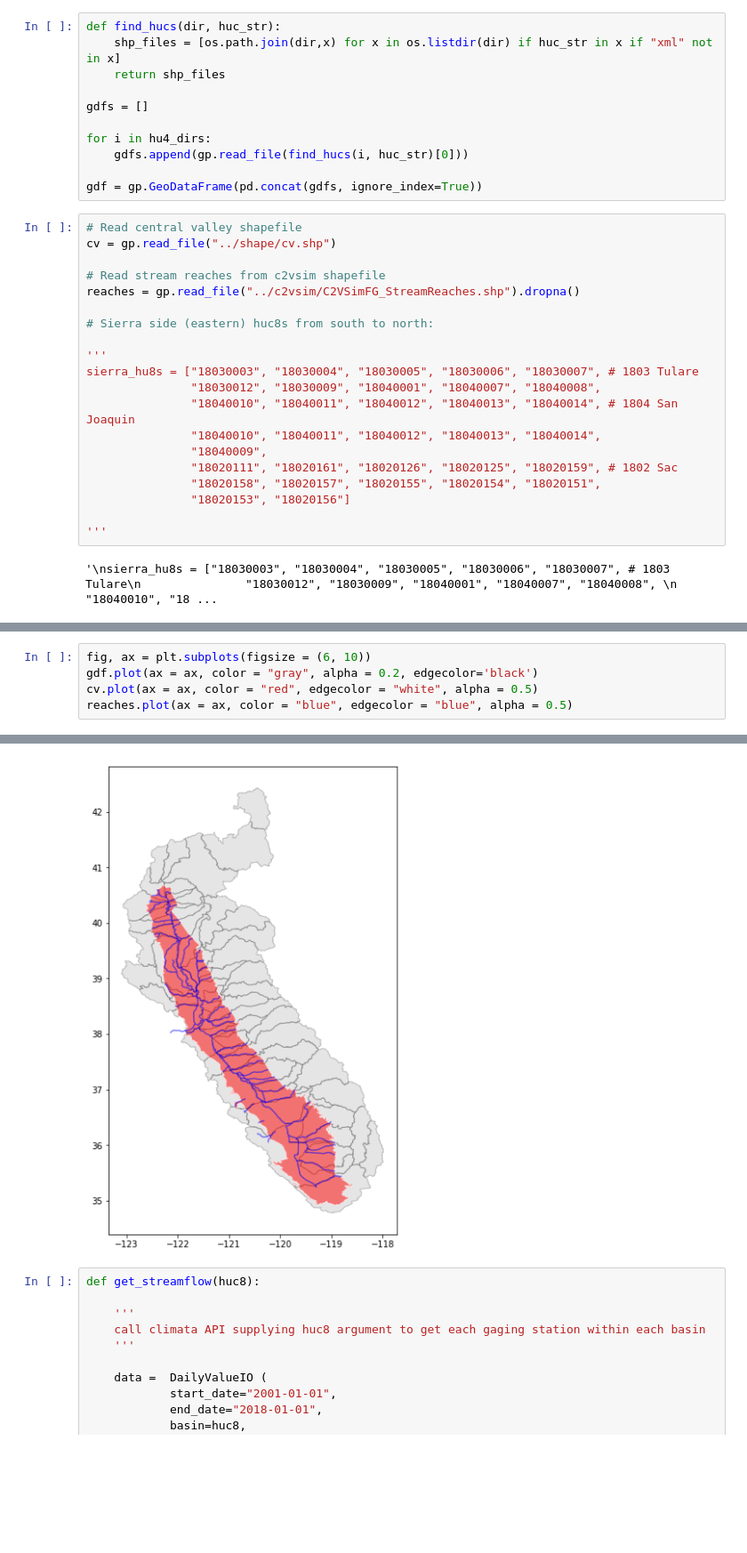
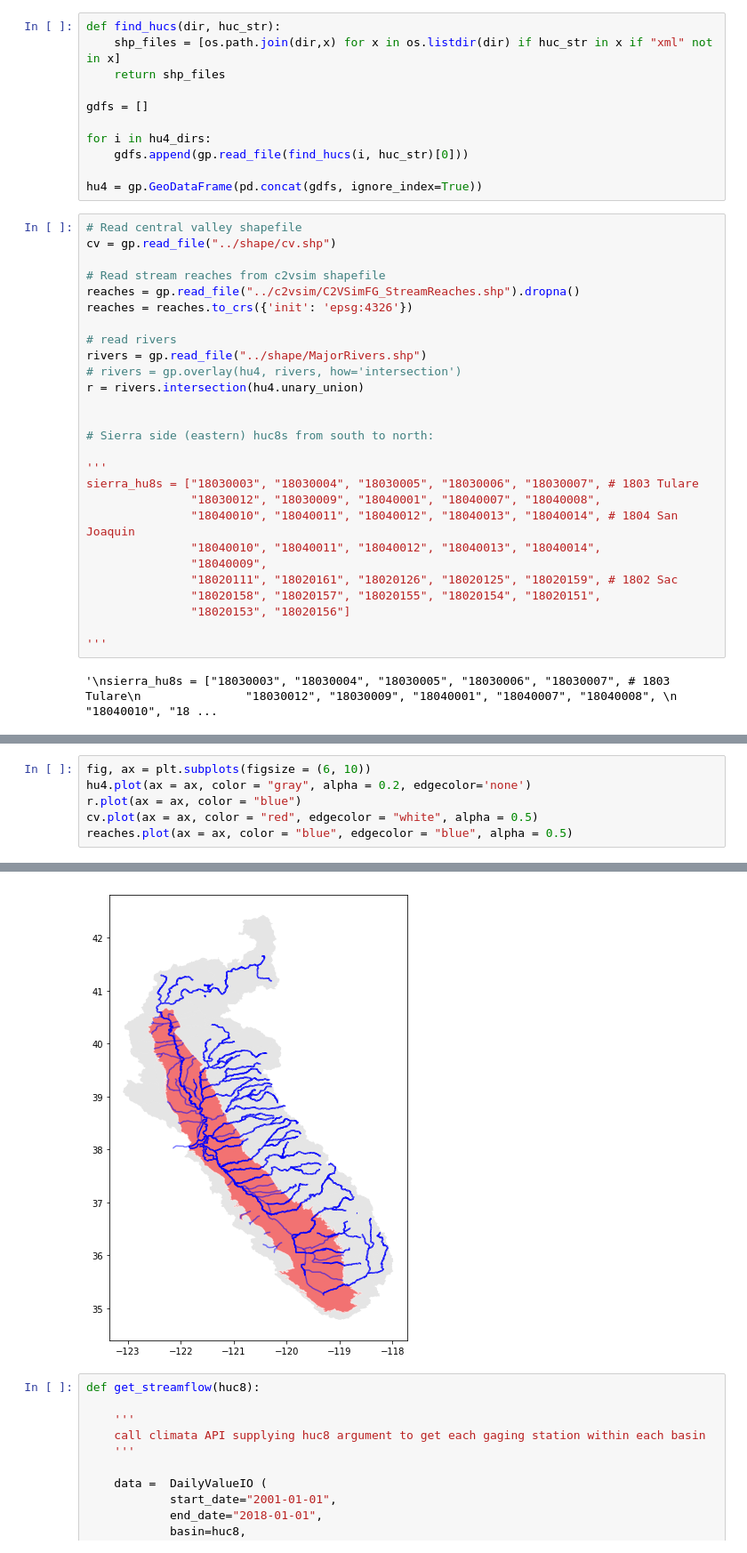
Before and after one commit to kashingtonDC/cvwbm, a Jupyter notebook: code/Qs_in.ipynb, the cells around one changed output, grey strips where cells are left out. Shown at 89% size. Saved outputs shown, nothing was run; the diff lists cells and outputs as text; blank space fills up the shorter version.

```diff
--- a/code/Qs_in.ipynb
+++ b/code/Qs_in.ipynb
@@ -32,13 +32,20 @@ gdfs = []
 for i in hu4_dirs:
     gdfs.append(gp.read_file(find_hucs(i, huc_str)[0]))
 
-gdf = gp.GeoDataFrame(pd.concat(gdfs, ignore_index=True))
+hu4 = gp.GeoDataFrame(pd.concat(gdfs, ignore_index=True))
 # %%
 # Read central valley shapefile
 cv = gp.read_file("../shape/cv.shp")
 
 # Read stream reaches from c2vsim shapefile
 reaches = gp.read_file("../c2vsim/C2VSimFG_StreamReaches.shp").dropna()
+reaches = reaches.to_crs({'init': 'epsg:4326'})
+
+# read rivers
+rivers = gp.read_file("../shape/MajorRivers.shp")
+# rivers = gp.overlay(hu4, rivers, how='intersection')
+r = rivers.intersection(hu4.unary_union)
+
 
 # Sierra side (eastern) huc8s from south to north:
 
@@ -60,11 +65,12 @@ reaches = reaches.to_crs({'init': 'epsg:4326'})
 # %%
 fig, ax = plt.subplots(figsize = (6, 10))
-gdf.plot(ax = ax, color = "gray", alpha = 0.2, edgecolor='black')
+hu4.plot(ax = ax, color = "gray", alpha = 0.2, edgecolor='none')
+r.plot(ax = ax, color = "blue")
 cv.plot(ax = ax, color = "red", edgecolor = "white", alpha = 0.5)
 reaches.plot(ax = ax, color = "blue", edgecolor = "blue", alpha = 0.5)
 # %% [output]
 <matplotlib.axes._subplots.AxesSubplot at 0x...>
-[figure, old version]
+[figure, new version]
 # %%
 def get_streamflow(huc8):
 
```
Also changed, not shown: parts of 15 cells of this notebook.
